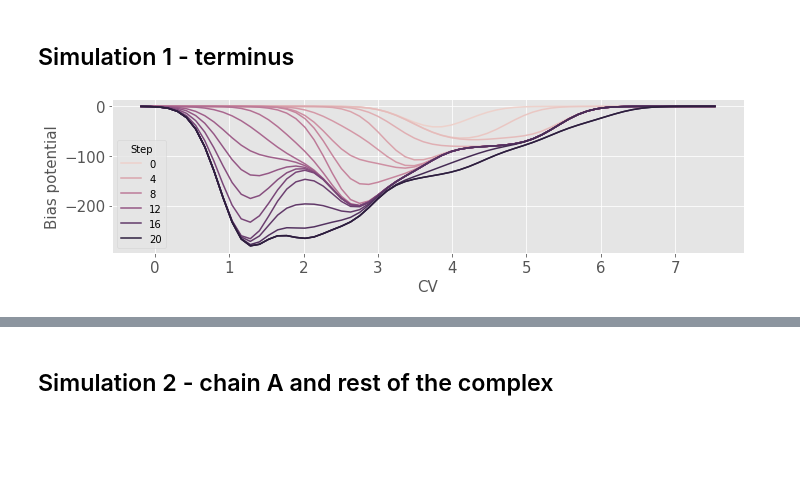
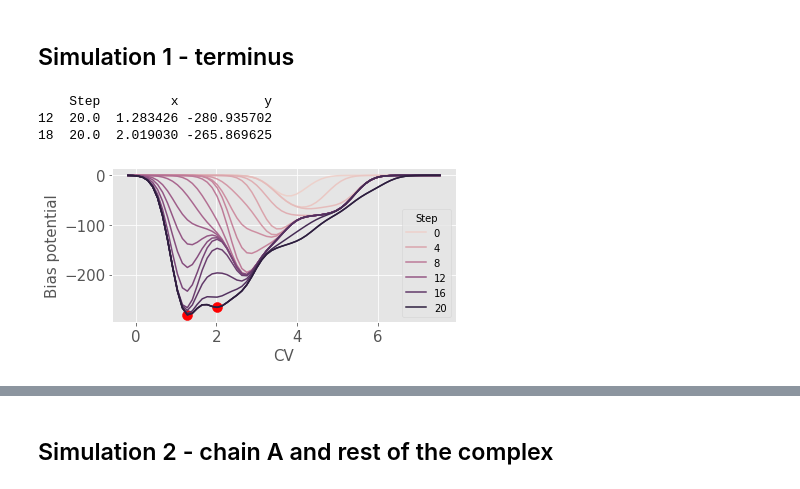
Before and after one commit to hellowithchicken/Biomolecular-Simulations, a Jupyter notebook: analysis.ipynb, the cells around one changed output, grey strips where cells are left out. Cells and saved outputs as stored; diff of their text form; code cells hidden in the pictures; blank space fills up the shorter version.

```diff
--- a/analysis.ipynb
+++ b/analysis.ipynb
@@ -311,7 +420,10 @@ Name: value, dtype: float64
 # %% [markdown]
 ## Simulation 1 - terminus
 # %%
-plot_fes(1, text_size = 15)
+plot_fes(1, text_size = 15, with_minima = True)
 plt.savefig("Figures/mtd-1.png")
 # %% [output]
+    Step         x           y
+12  20.0  1.283426 -280.935702
+18  20.0  2.019030 -265.869625
-[figure, old version]
+[figure, new version]
```
Also changed, not shown: parts of 14 cells of this notebook, 15 other files.
